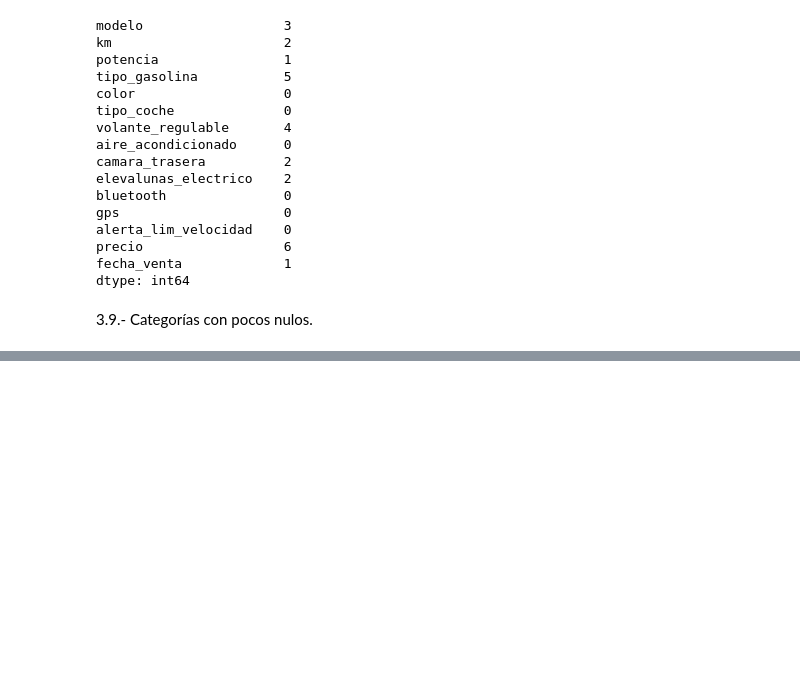
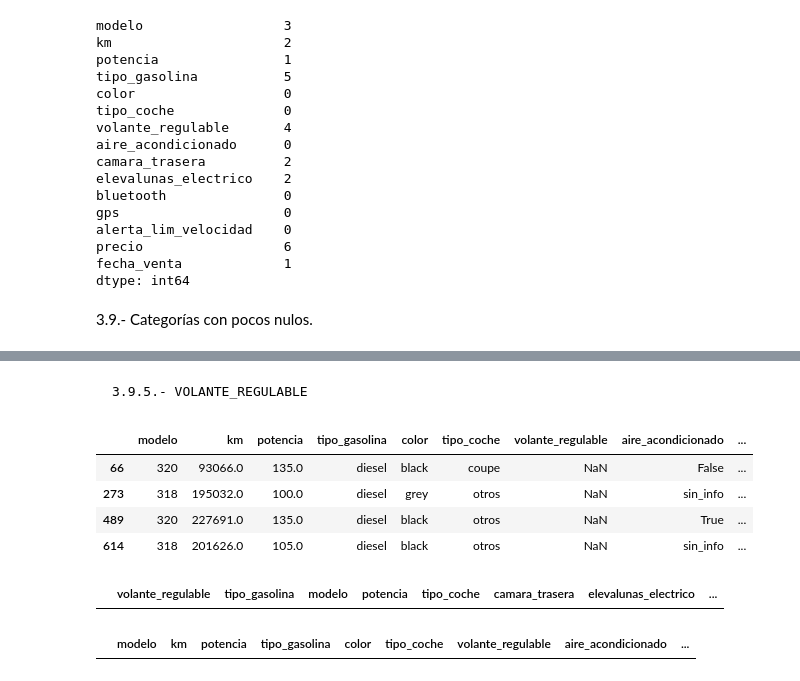
Before and after one commit to tvgtech/BMW_Proj, a Jupyter notebook: Toni_BMW_v2.ipynb, the cells around one changed output, grey strips where cells are left out. Drawn from its saved outputs; the diff is of its cells as text; code cells hidden in the pictures; blank space fills up the shorter version.

```diff
--- a/Toni_BMW_v2.ipynb
+++ b/Toni_BMW_v2.ipynb
@@ -464,0 +673,4 @@ dtype: int64
+# %%
+#Imputamos el valor 'diesel'
+bmw9.loc[[185],['tipo_gasolina']]='diesel'
+bmw9.loc[[185],['tipo_gasolina']]
@@ -464,0 +694,4 @@ dtype: int64
+# %%
+#Imputamos el valor 'diesel'
+bmw9.loc[[444],['tipo_gasolina']]='diesel'
+bmw9.loc[[444],['tipo_gasolina']]
@@ -464,0 +715,4 @@ dtype: int64
+# %%
+#Imputamos el valor 'diesel'
+bmw9.loc[[480],['tipo_gasolina']]='diesel'
+bmw9.loc[[480],['tipo_gasolina']]
@@ -464,0 +735,4 @@ dtype: int64
+# %%
+#Imputamos el valor 'diesel'
+bmw9.loc[[630],['tipo_gasolina']]='diesel'
+bmw9.loc[[630],['tipo_gasolina']]
@@ -464,0 +765,15 @@ dtype: int64
+# %% [markdown]
+    3.9.5.- VOLANTE_REGULABLE
+# %%
+bmw9[bmw9['volante_regulable'].isna()]
+# %% [output]
+|  | modelo | km | potencia | tipo_gasolina | color | tipo_coche | volante_regulable | aire_acondicionado | ... |
+| 66 | 320 | 93066.0 | 135.0 | diesel | black | coupe | NaN | False | ... |
+| 273 | 318 | 195032.0 | 100.0 | diesel | grey | otros | NaN | sin_info | ... |
+| 489 | 320 | 227691.0 | 135.0 | diesel | black | otros | NaN | True | ... |
+| 614 | 318 | 201626.0 | 105.0 | diesel | black | otros | NaN | sin_info | ... |
+# %%
+#Evaluamos el modelo 320 (indice 66) para ver si podemos imputar el volante_regulable
+bmw9[['volante_regulable','tipo_gasolina','modelo','potencia','tipo_coche','camara_trasera','elevalunas_electrico','bluetooth','alerta_lim_velocidad','gps']][(bmw9['modelo']=='320')&(bmw9['potencia']==135)&(bmw9['tipo_gasolina']=='diesel')&(bmw9['tipo_coche']=='coupe')&(bmw9['camara_trasera']==False)&(bmw9['elevalunas_electrico']==False)&(bmw9['bluetooth']==False)&(bmw9['gps']==True)].value_counts(normalize=True).reset_index()
+# %% [output]
+|  | volante_regulable | tipo_gasolina | modelo | potencia | tipo_coche | camara_trasera | elevalunas_electrico | ... |
@@ -464,0 +783,4 @@ dtype: int64
+# %%
+bmw9[bmw9['volante_regulable'].isna()]
+# %% [output]
+|  | modelo | km | potencia | tipo_gasolina | color | tipo_coche | volante_regulable | aire_acondicionado | ... |
```
Also changed, not shown: parts of 81 cells of this notebook, 1 other file.
